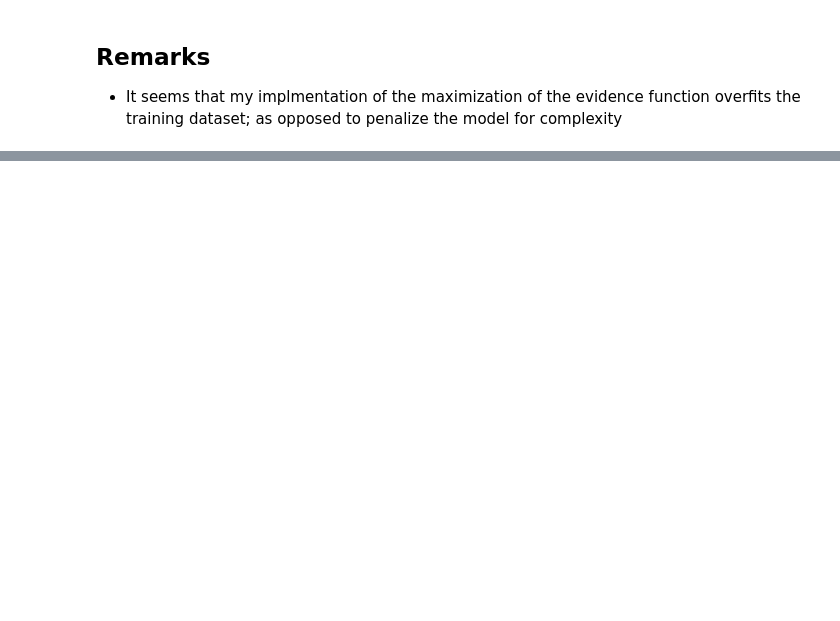
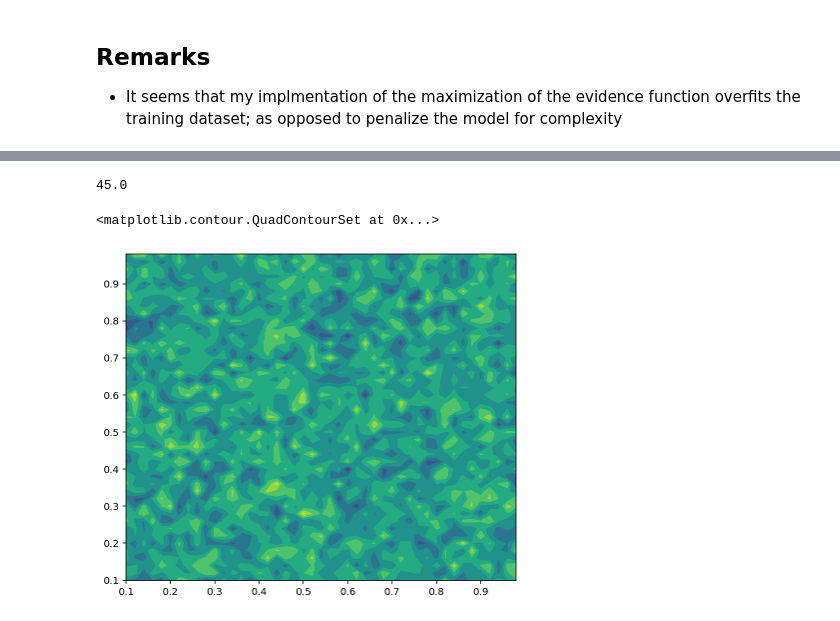
Before and after one commit to gerdm/prml, a Jupyter notebook: chapter3/evidence-approximation.ipynb, the cells around one changed output, grey strips where cells are left out. Drawn from its saved outputs; the diff is of its cells as text; code cells hidden in the pictures; blank space fills up the shorter version.

```diff
--- a/chapter3/evidence-approximation.ipynb
+++ b/chapter3/evidence-approximation.ipynb
@@ -314,0 +318,15 @@ plt.legend();
+# %%
+mus = np.linspace(0, 1, M)
+Phi = gaussian_design_matrix(x_train, mus, s)
+
+Ncv = 5
+x_cv = np.linspace(0, 1, Ncv)
+t_cv = np.sin(2 * np.pi * x_cv) + randn(Ncv) / precision
+Phi_cv = gaussian_design_matrix(x_cv, mus, s)
+
+errs = []
+alphxa, beta = 0.1, -1
+for bi in np.linspace(-1, 1, 50):
+    mN, SN = posterior(Phi, t_train, alpha, bi)
+    err = norm(Phi_cv @ mN - t_cv[:, np.newaxis]) ** 2
+    errs.append(err)
@@ -314,0 +355,22 @@ plt.legend();
+# %%
+t, b = 1, 0.1
+(t - b) / 0.02
+# %% [output]
+45.0
+# %%
+ab_mat = np.mgrid[0.1:1:0.02, 0.1:1:0.02]
+#ab_mat.reshape(2, -1).T.reshape(200, 200, 2).T[::-1]
+coefs = ab_mat.reshape(2, -1).T
+errs = []
+for ai, bi in coefs:
+    mN, SN = posterior(Phi, t_train, ai, bi)
+    err = norm(Phi_cv @ mN - t_cv[:, np.newaxis]) ** 21
+    errs.append(err)
+
+errs = np.array(errs).reshape(45, 45, 1).T[::-1]
+# %%
+plt.figure(figsize=(7, 6))
+plt.contourf(*ab_mat, errs[0])
+# %% [output]
+<matplotlib.contour.QuadContourSet at 0x...>
+[figure, added]
```
Also changed, not shown: parts of 9 cells of this notebook.
